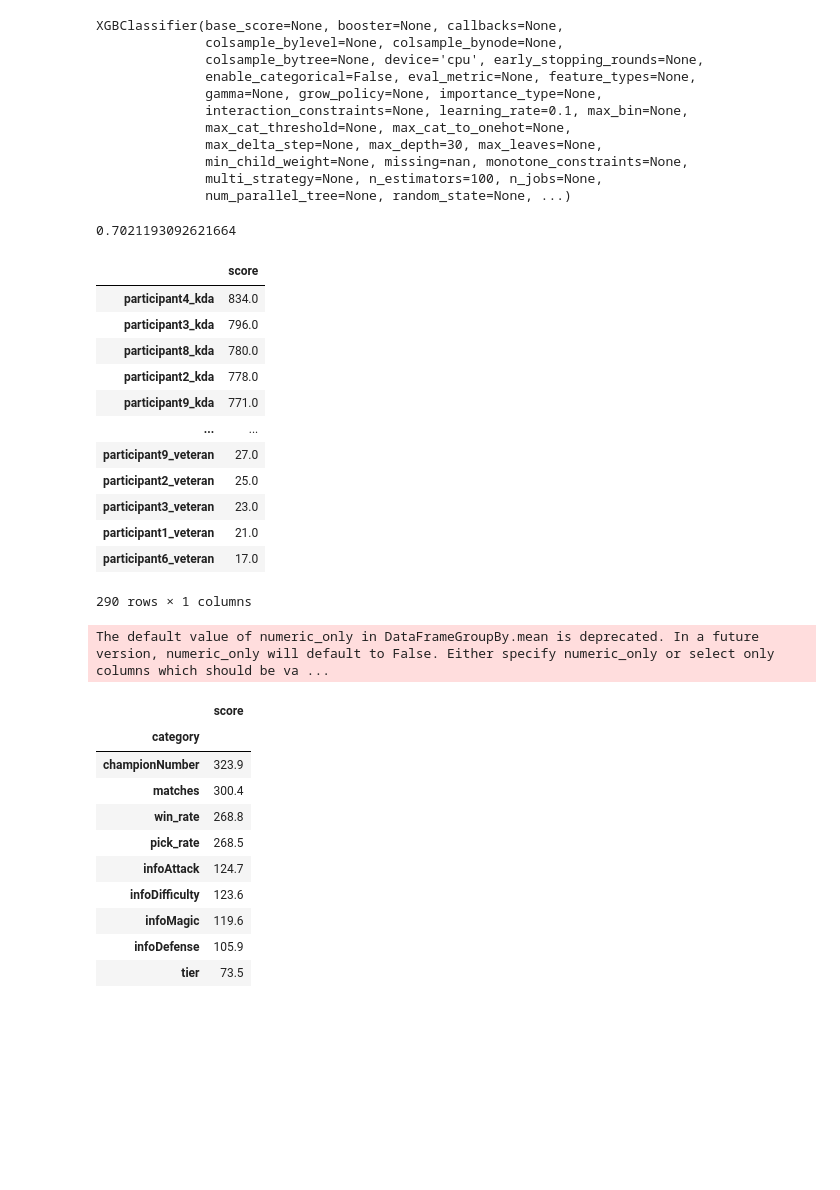
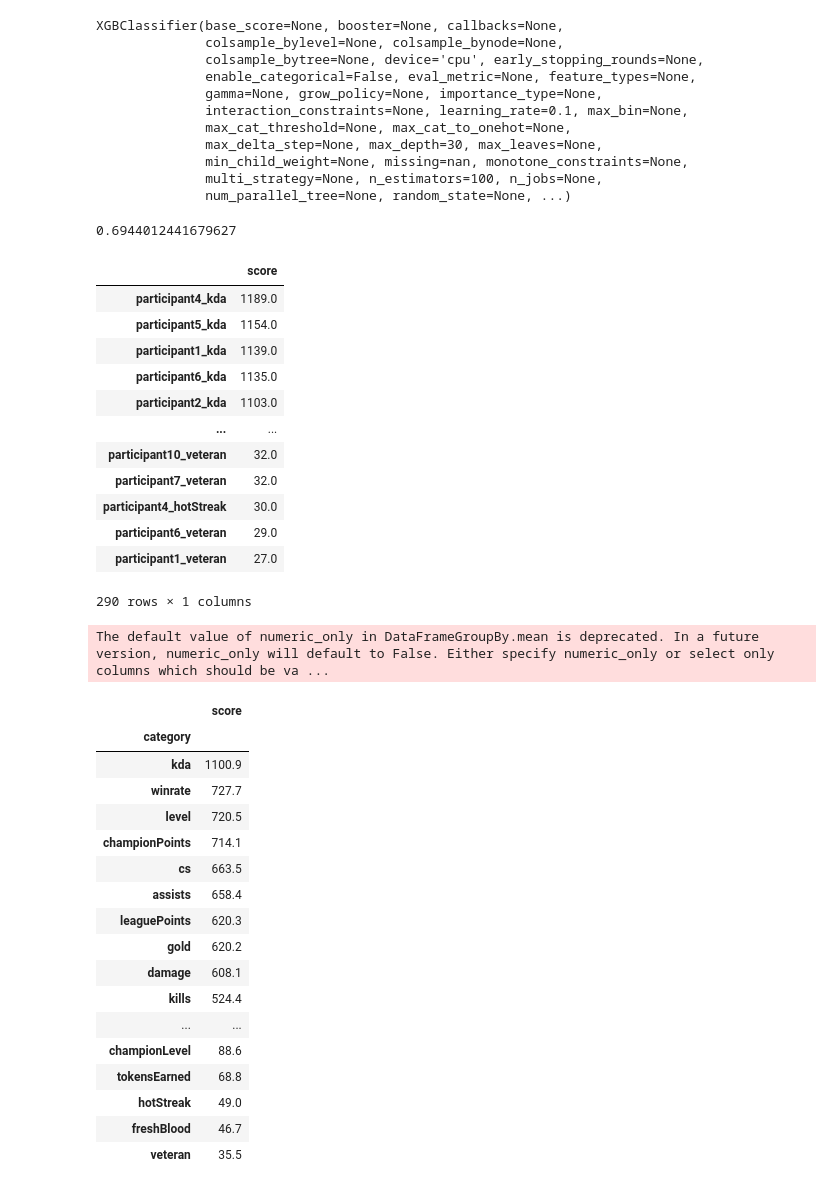
Before and after one commit to MoritzPalm/LeagueOfLegendsWinPrediction, a Jupyter notebook: Exploration/FeatureSelection.ipynb, the cells around one changed output. Saved outputs shown, nothing was run; the diff lists cells and outputs as text; code cells hidden in the pictures; blank space fills up the shorter version.

```diff
--- a/Exploration/FeatureSelection.ipynb
+++ b/Exploration/FeatureSelection.ipynb
@@ -30,11 +30,11 @@ def drop_irrelevant(df: pd.DataFrame) -> pd.DataFrame:
     return df_new
 # %%
 try:
-    with open("data/static_05_12_23/raw/static_full.pkl", "rb") as f:
+    with open("data/static_16_12_23/raw/static_full.pkl", "rb") as f:
         df = pickle.load(f)
 except FileNotFoundError:
     os.chdir('../')
-    with open("data/static_05_12_23/raw/static_full.pkl", "rb") as f:
+    with open("data/static_16_12_23/raw/static_full.pkl", "rb") as f:
         df = pickle.load(f)
 df = clean.drop_wrong_data(df)
 df.reset_index(drop=True, inplace=True)
@@ -192,7 +197,7 @@ XGBClassifier(base_score=None, booster=None, callbacks=None,
 # %%
 bst.score(X_test, y_test)
 # %% [output]
-0.7021193092621664
+0.6944012441679627
 # %%
 feature_important = bst.get_booster().get_score(importance_type='weight')
 keys = list(feature_important.keys())
@@ -202,36 +207,43 @@ data = pd.DataFrame(data=values, index=keys, columns=["score"]).sort_values(by="
 data
 # %% [output]
 |  | score |
-| participant4_kda | 834.0 |
-| participant3_kda | 796.0 |
-| participant8_kda | 780.0 |
-| participant2_kda | 778.0 |
-| participant9_kda | 771.0 |
+| participant4_kda | 1189.0 |
+| participant5_kda | 1154.0 |
+| participant1_kda | 1139.0 |
+| participant6_kda | 1135.0 |
+| participant2_kda | 1103.0 |
 | ... | ... |
-| participant9_veteran | 27.0 |
-| participant2_veteran | 25.0 |
-| participant3_veteran | 23.0 |
-| participant1_veteran | 21.0 |
-| participant6_veteran | 17.0 |
+| participant10_veteran | 32.0 |
+| participant7_veteran | 32.0 |
+| participant4_hotStreak | 30.0 |
+| participant6_veteran | 29.0 |
+| participant1_veteran | 27.0 |
 290 rows × 1 columns
 # %%
 data_reset = data.reset_index()
-data_reset['category'] = data_reset['index'].str.extract(r'(participant\d+)_champion_(\w+)', expand=False)[1]
+data_reset['category'] = data_reset['index'].str.extract(r'(participant\d+)_(\w+)', expand=False)[1]
 average_per_category = data_reset.groupby('category').mean()
 average_per_category.sort_values(by='score', ascending=False)
 # %% [output]
 The default value of numeric_only in DataFrameGroupBy.mean is deprecated. In a future version, numeric_only will default to False. Either specify numeric_only or select only columns which should be va ...
 |  | score |
 | category |  |
-| championNumber | 323.9 |
-| matches | 300.4 |
-| win_rate | 268.8 |
-| pick_rate | 268.5 |
-| infoAttack | 124.7 |
-| infoDifficulty | 123.6 |
-| infoMagic | 119.6 |
-| infoDefense | 105.9 |
-| tier | 73.5 |
+| kda | 1100.9 |
+| winrate | 727.7 |
+| level | 720.5 |
+| championPoints | 714.1 |
+| cs | 663.5 |
+| assists | 658.4 |
+| leaguePoints | 620.3 |
+| gold | 620.2 |
+| damage | 608.1 |
+| kills | 524.4 |
+| ... | ... |
+| championLevel | 88.6 |
+| tokensEarned | 68.8 |
+| hotStreak | 49.0 |
+| freshBlood | 46.7 |
+| veteran | 35.5 |
 # %%
 X_train.columns.values
 # %% [output]
```
Also changed, not shown: parts of 13 cells of this notebook, 16 other files.
